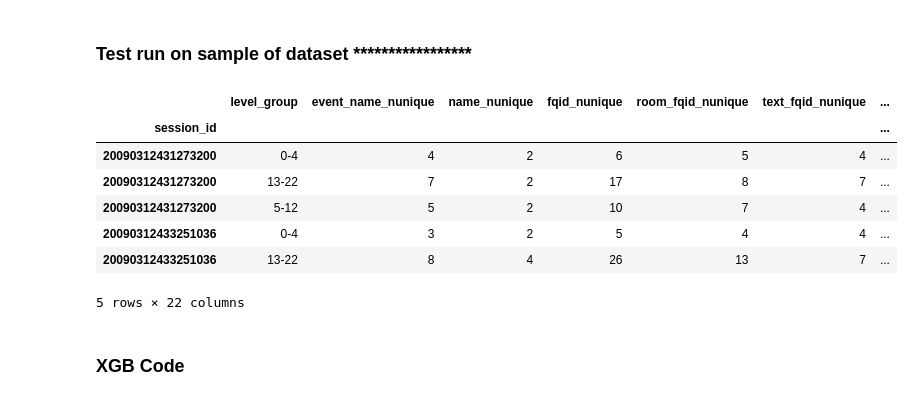
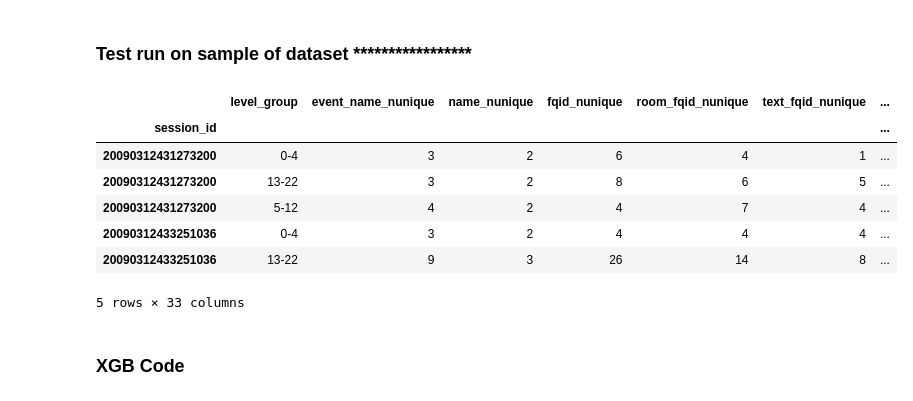
Before and after one commit to LeechXDD/9417_Pro_Project, a Jupyter notebook: COMP9417.ipynb, the cells around one changed output. Saved outputs shown, nothing was run; the diff lists cells and outputs as text; code cells hidden in the pictures.

```diff
--- a/COMP9417.ipynb
+++ b/COMP9417.ipynb
@@ -178,11 +161,6 @@ train_data['room_coor_y'].fillna(-1, inplace=True)
 train_data['screen_coor_x'].fillna(-1, inplace=True)
 train_data['screen_coor_y'].fillna(-1, inplace=True)
 train_data['hover_duration'].fillna(-1, inplace=True)
-
-# Since 'text', 'fqid', 'text_fqid' are categorical, add 'None' to the categories and then fill missing values
-train_data['text'].fillna('None', inplace=True)
-train_data['fqid'].fillna('None', inplace=True)
-train_data['text_fqid'].fillna('None', inplace=True)
 # %% [markdown]
 ### Exploratory Data Analysis
 # %%
@@ -408,19 +497,20 @@ def feature_engineer_ver3(dataset_df):
 ### Test run on sample of dataset *****************
 # %%
 sample = train_data.sample(frac=0.05)
-dataset_df = feature_engineer(sample)
+#dataset_df = feature_engineer(sample)
 #dataset_df = feature_engineer_ver2(sample)
 #dataset_df = feature_engineer_ver3(sample)
+dataset_df = feature_engineer_ver4(sample)
 dataset_df.head()
 # %% [output]
 |  | level_group | event_name_nunique | name_nunique | fqid_nunique | room_fqid_nunique | text_fqid_nunique | ... |
 | session_id |  |  |  |  |  |  | ... |
-| 20090312431273200 | 0-4 | 4 | 2 | 6 | 5 | 4 | ... |
-| 20090312431273200 | 13-22 | 7 | 2 | 17 | 8 | 7 | ... |
-| 20090312431273200 | 5-12 | 5 | 2 | 10 | 7 | 4 | ... |
-| 20090312433251036 | 0-4 | 3 | 2 | 5 | 4 | 4 | ... |
-| 20090312433251036 | 13-22 | 8 | 4 | 26 | 13 | 7 | ... |
+| 20090312431273200 | 0-4 | 3 | 2 | 6 | 4 | 1 | ... |
+| 20090312431273200 | 13-22 | 3 | 2 | 8 | 6 | 5 | ... |
+| 20090312431273200 | 5-12 | 4 | 2 | 4 | 7 | 4 | ... |
+| 20090312433251036 | 0-4 | 3 | 2 | 4 | 4 | 4 | ... |
+| 20090312433251036 | 13-22 | 9 | 3 | 26 | 14 | 8 | ... |
-5 rows × 22 columns
+5 rows × 33 columns
 # %%
 # Replace `inf` values:
 dataset_df.replace([np.inf, -np.inf], np.nan, inplace=True)
```
Also changed, not shown: parts of 7 cells of this notebook.
